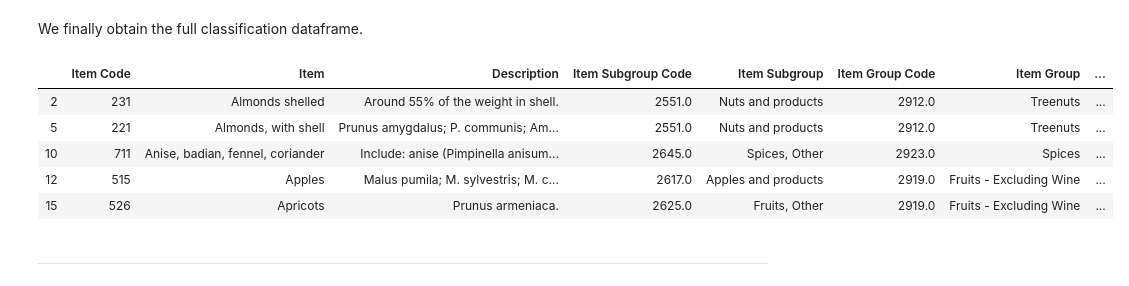
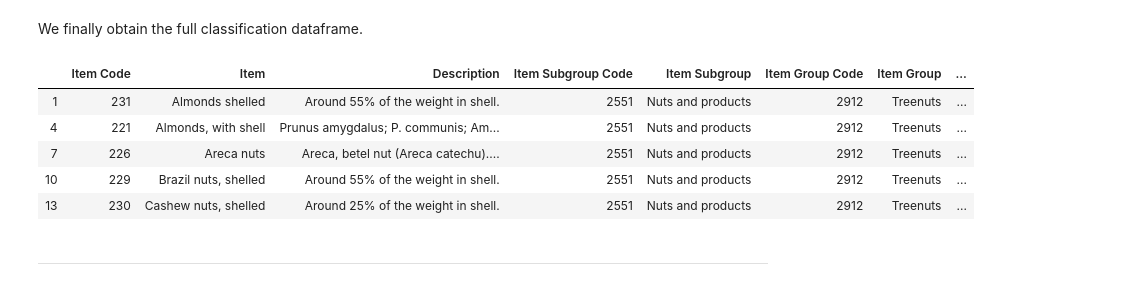
Before and after one commit to jlabhard/ADA_Project, a Jupyter notebook: milestone_2.ipynb, the cells around one changed output. Cells and saved outputs as stored; diff of their text form; code cells hidden in the pictures.

Commit message:
Corrected classification + other bugs, start of trade matrix analsis

```diff
--- a/milestone_2.ipynb
+++ b/milestone_2.ipynb
@@ -505,6 +533,3 @@ We can see that removing the groups left us with only one element with no items.
-# %%
-"""Remove items with no category"""
-items_subgroups = items_subgroups[items_subgroups['Item Code'].apply(lambda codes: len(codes) > 0)]
 # %%
 """Explode item codes into separate rows"""
 items_subgroups = items_subgroups.explode('Item Code')
@@ -511,0 +566,4 @@ items_subgroups['Item Code'] = items_subgroups['Item Code'].apply(lambda code: i
+# %%
+"""Remove rows of melons classified as vegetables"""
+items_subgroups = items_subgroups[(items_subgroups['Item Code'] != 567) & (items_subgroups['Item Code'] != 568) | (items_subgroups['Item Subgroup Code'] == 2625)]
+items_subgroups[(items_subgroups['Item Code'] == 567) | (items_subgroups['Item Code'] == 568)]
@@ -513,8 +575,8 @@ items_subgroups['Item Code'] = items_subgroups['Item Code'].apply(lambda code: i
 We can now form the complete classification dataframe by joining our three dataframes.
 # %%
 """Join the obtained dataframe to get full classification"""
-items = items_codes.merge(items_subgroups, on='Item Code', how='left')
-items = items.merge(items_groups, on='Item Subgroup Code', how='left')
+items = items_codes.merge(items_subgroups, on='Item Code', how='inner')
+items = items.merge(items_groups, on='Item Subgroup Code', how='inner')
 # %%
 """Check values of groups"""
 items['Item Group'].value_counts()
@@ -540,28 +602,27 @@ Name: Item Group, dtype: int64
 We observe that some groups are not of the same hierarchy. In particular, `Grand Total` contains every item, `Vegetal Products` contain all vegetal products and `Animal Products` contain all animal products. We need to separate them from the other groups as they are a level higher in the hierarchy.
 # %%
 """Remove Grand Total Category"""
-items = items[items['Item Group'] != 'Grand Total']
+items_no_total = items[items['Item Group'] != 'Grand Total']
 
 """Get index of animal and vegetal products"""
 animal_vegetal_products = items[(items['Item Group'] == 'Animal Products') | (items['Item Group'] == 'Vegetal Products')]
-
 """Remove vegetal and animal products category to transform them into columns"""
-items = items[(items['Item Group'] != 'Vegetal Products') & (no_na_items['Item Group'] != 'Animal Products')]
+items_only = items_no_total[(items_no_total['Item Group'] != 'Vegetal Products') & (items_no_total['Item Group'] != 'Animal Products')]
 
 """Add column 'Type' to determine if a product is vegetal or animal"""
-items['Type'] = 'Vegetal'
-items['Type'][np.array(animal_vegetal_products['Item Group'] == 'Animal Products')] = 'Animal'
+items_only['Type'] = 'Vegetal'
+items_only['Type'][np.array(animal_vegetal_products['Item Group'] == 'Animal Products')] = 'Animal'
 # %% [markdown]
 We finally obtain the full classification dataframe.
 # %%
-items.head()
+items_only.head()
 # %% [output]
 |  | Item Code | Item | Description | Item Subgroup Code | Item Subgroup | Item Group Code | Item Group | ... |
-| 2 | 231 | Almonds shelled | Around 55% of the weight in shell. | 2551.0 | Nuts and products | 2912.0 | Treenuts | ... |
-| 5 | 221 | Almonds, with shell | Prunus amygdalus; P. communis; Am... | 2551.0 | Nuts and products | 2912.0 | Treenuts | ... |
-| 10 | 711 | Anise, badian, fennel, coriander | Include: anise (Pimpinella anisum... | 2645.0 | Spices, Other | 2923.0 | Spices | ... |
-| 12 | 515 | Apples | Malus pumila; M. sylvestris; M. c... | 2617.0 | Apples and products | 2919.0 | Fruits - Excluding Wine | ... |
-| 15 | 526 | Apricots | Prunus armeniaca. | 2625.0 | Fruits, Other | 2919.0 | Fruits - Excluding Wine | ... |
+| 1 | 231 | Almonds shelled | Around 55% of the weight in shell. | 2551 | Nuts and products | 2912 | Treenuts | ... |
+| 4 | 221 | Almonds, with shell | Prunus amygdalus; P. communis; Am... | 2551 | Nuts and products | 2912 | Treenuts | ... |
+| 7 | 226 | Areca nuts | Areca, betel nut (Areca catechu).... | 2551 | Nuts and products | 2912 | Treenuts | ... |
+| 10 | 229 | Brazil nuts, shelled | Around 55% of the weight in shell. | 2551 | Nuts and products | 2912 | Treenuts | ... |
+| 13 | 230 | Cashew nuts, shelled | Around 25% of the weight in shell. | 2551 | Nuts and products | 2912 | Treenuts | ... |
 # %% [markdown]
 ---
 # %% [markdown]
```
Also changed, not shown: parts of 23 cells of this notebook.
